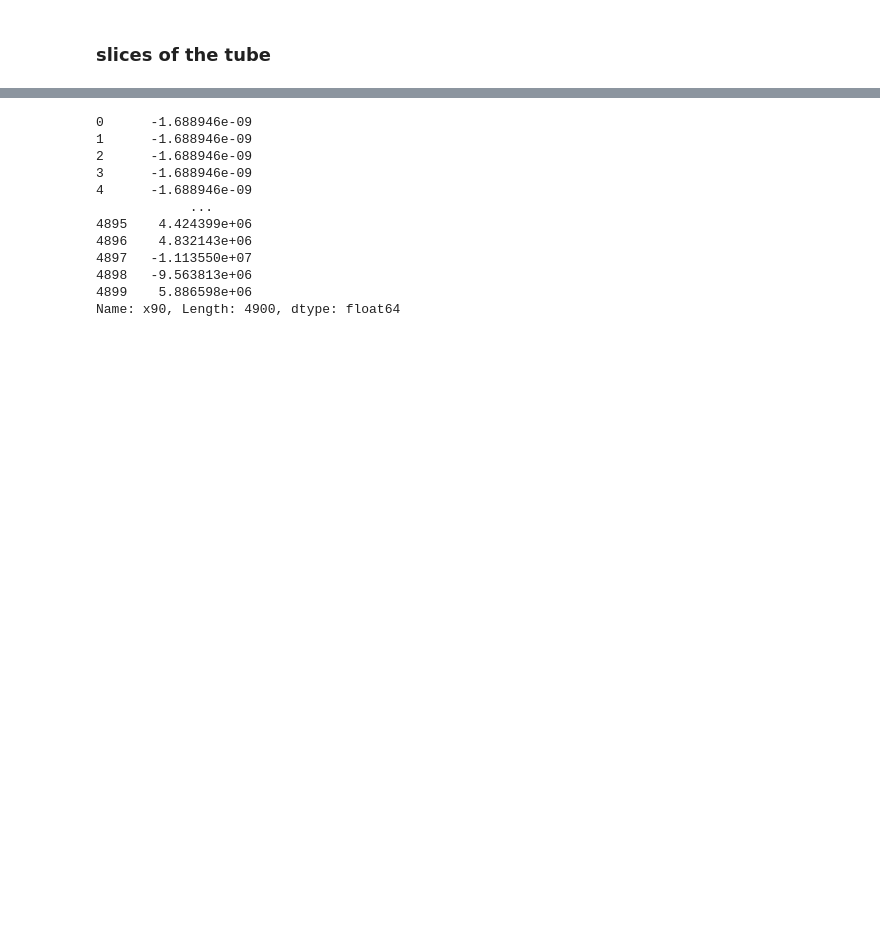
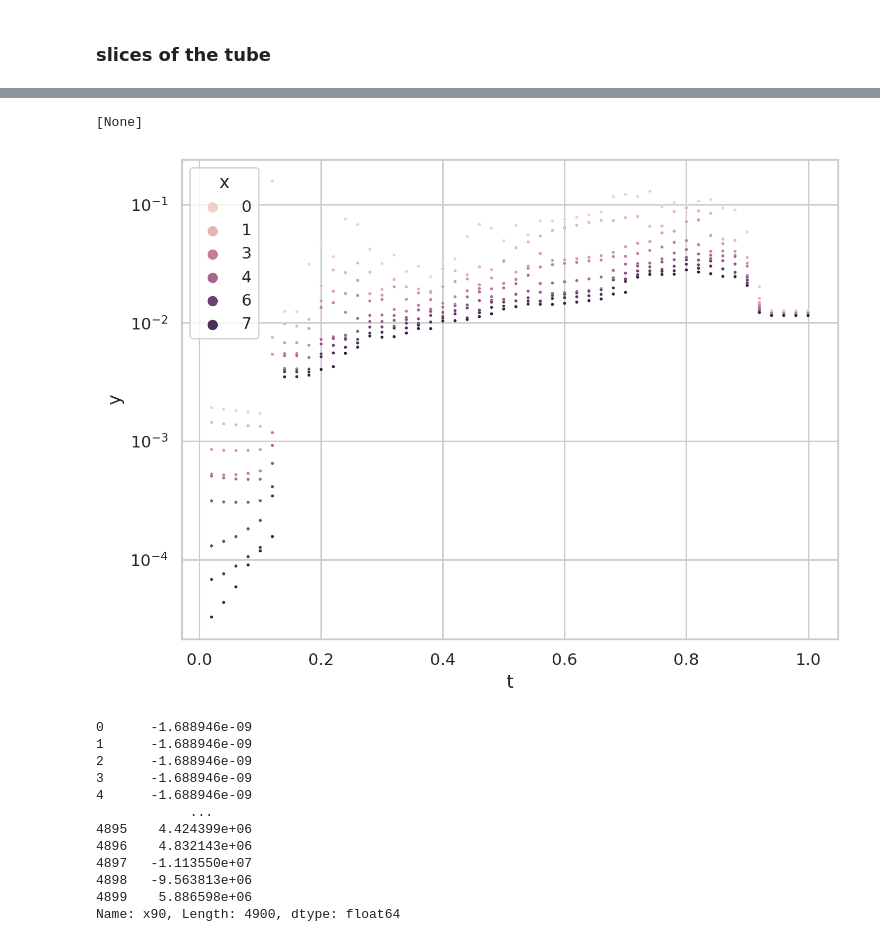
Before and after one commit to grasp-lyrl/low-dimensional-deepnets, a Jupyter notebook: geodesics.ipynb, the cells around one changed output, grey strips where cells are left out. Drawn from its saved outputs; the diff is of its cells as text; code cells hidden in the pictures; blank space fills up the shorter version.

```diff
--- a/geodesics.ipynb
+++ b/geodesics.ipynb
@@ -297,3 +296,9 @@ sns.lineplot(data=data, x='x', y='y', hue='t', markers=True)
+# %%
+ax = sns.scatterplot(data=data, x='t', y='y', hue='x', markers=True, s=5)
+ax.set(yscale='log')
+# %% [output]
+[None]
+[figure, added]
 # %%
 scatters = pd.DataFrame(scatters)
 # %%
```
Also changed, not shown: parts of 3 cells of this notebook, 50 other files.
